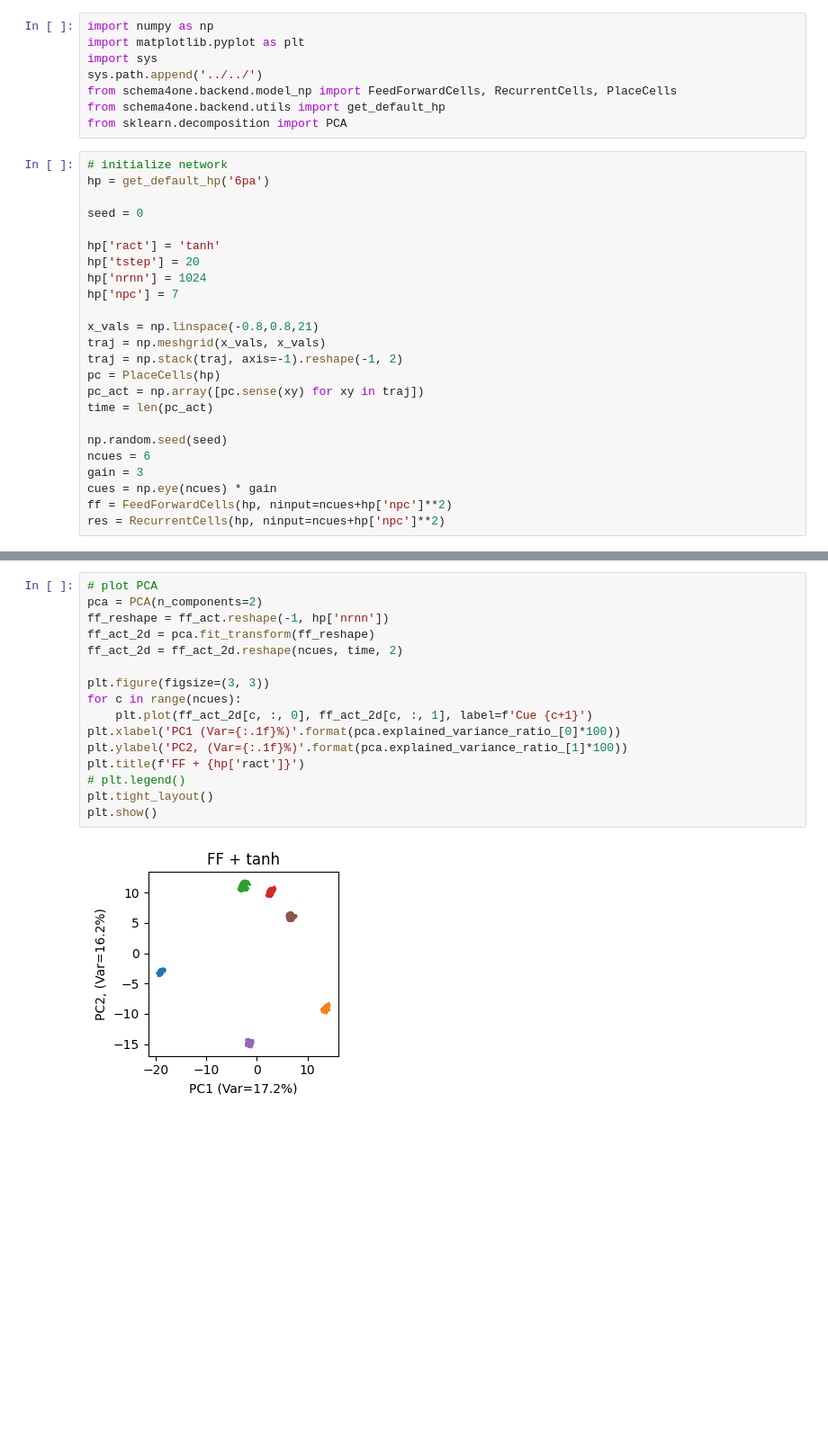
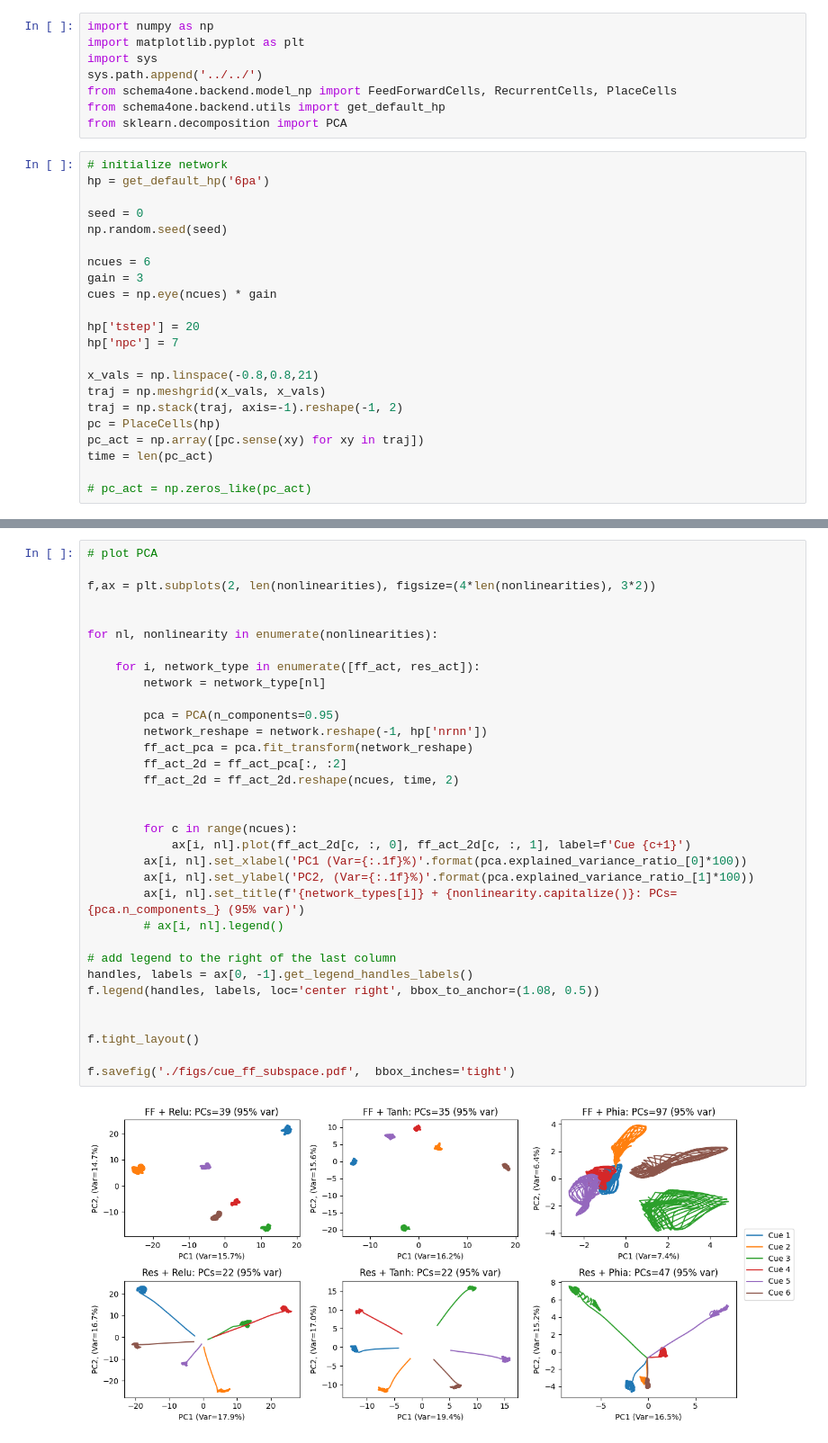
Before and after one commit to mgkumar138/schema4one, a Jupyter notebook: assoc/cue_ff_subspace.ipynb, the cells around one changed output, grey strips where cells are left out. Shown at 90% size. Saved outputs shown, nothing was run; the diff lists cells and outputs as text; blank space fills up the shorter version.

Commit message:
subspace plot for different nonlinearities

```diff
--- a/assoc/cue_ff_subspace.ipynb
+++ b/assoc/cue_ff_subspace.ipynb
@@ -11,10 +11,13 @@ from sklearn.decomposition import PCA
 hp = get_default_hp('6pa')
 
 seed = 0
+np.random.seed(seed)
 
-hp['ract'] = 'tanh'
+ncues = 6
+gain = 3
+cues = np.eye(ncues) * gain
+
 hp['tstep'] = 20
-hp['nrnn'] = 1024
 hp['npc'] = 7
 
 x_vals = np.linspace(-0.8,0.8,21)
@@ -24,10 +27,5 @@ pc = PlaceCells(hp)
 pc_act = np.array([pc.sense(xy) for xy in traj])
 time = len(pc_act)
 
-np.random.seed(seed)
-ncues = 6
-gain = 3
-cues = np.eye(ncues) * gain
-ff = FeedForwardCells(hp, ninput=ncues+hp['npc']**2)
-res = RecurrentCells(hp, ninput=ncues+hp['npc']**2)
+# pc_act = np.zeros_like(pc_act)
 # %%
@@ -40,20 +51,37 @@ for c, cue in enumerate(cues):
 # %%
 # plot PCA
-pca = PCA(n_components=2)
-ff_reshape = ff_act.reshape(-1, hp['nrnn'])
-ff_act_2d = pca.fit_transform(ff_reshape)
-ff_act_2d = ff_act_2d.reshape(ncues, time, 2)
 
-plt.figure(figsize=(3, 3))
-for c in range(ncues):
-    plt.plot(ff_act_2d[c, :, 0], ff_act_2d[c, :, 1], label=f'Cue {c+1}')
-plt.xlabel('PC1 (Var={:.1f}%)'.format(pca.explained_variance_ratio_[0]*100))
-plt.ylabel('PC2, (Var={:.1f}%)'.format(pca.explained_variance_ratio_[1]*100))
-plt.title(f'FF + {hp['ract']}')
-# plt.legend()
-plt.tight_layout()
-plt.show()
+f,ax = plt.subplots(2, len(nonlinearities), figsize=(4*len(nonlinearities), 3*2))
+
+
+for nl, nonlinearity in enumerate(nonlinearities):
+
+    for i, network_type in enumerate([ff_act, res_act]):
+        network = network_type[nl]
+
+        pca = PCA(n_components=0.95)
+        network_reshape = network.reshape(-1, hp['nrnn'])
+        ff_act_pca = pca.fit_transform(network_reshape)
+        ff_act_2d = ff_act_pca[:, :2]
+        ff_act_2d = ff_act_2d.reshape(ncues, time, 2)
+
+
+        for c in range(ncues):
+            ax[i, nl].plot(ff_act_2d[c, :, 0], ff_act_2d[c, :, 1], label=f'Cue {c+1}')
+        ax[i, nl].set_xlabel('PC1 (Var={:.1f}%)'.format(pca.explained_variance_ratio_[0]*100))
+        ax[i, nl].set_ylabel('PC2, (Var={:.1f}%)'.format(pca.explained_variance_ratio_[1]*100))
+        ax[i, nl].set_title(f'{network_types[i]} + {nonlinearity.capitalize()}: PCs={pca.n_components_} (95% var)')
+        # ax[i, nl].legend()
+
+# add legend to the right of the last column
+handles, labels = ax[0, -1].get_legend_handles_labels()
+f.legend(handles, labels, loc='center right', bbox_to_anchor=(1.08, 0.5))
+
+
+f.tight_layout()
+
+f.savefig('./figs/cue_ff_subspace.pdf',  bbox_inches='tight')
 # %% [output]
-[figure, old version]
+[figure, new version]
 # %%
 # get full eigenvalues and vectors
```
Also changed, not shown: parts of 2 cells of this notebook, 1 other file.
